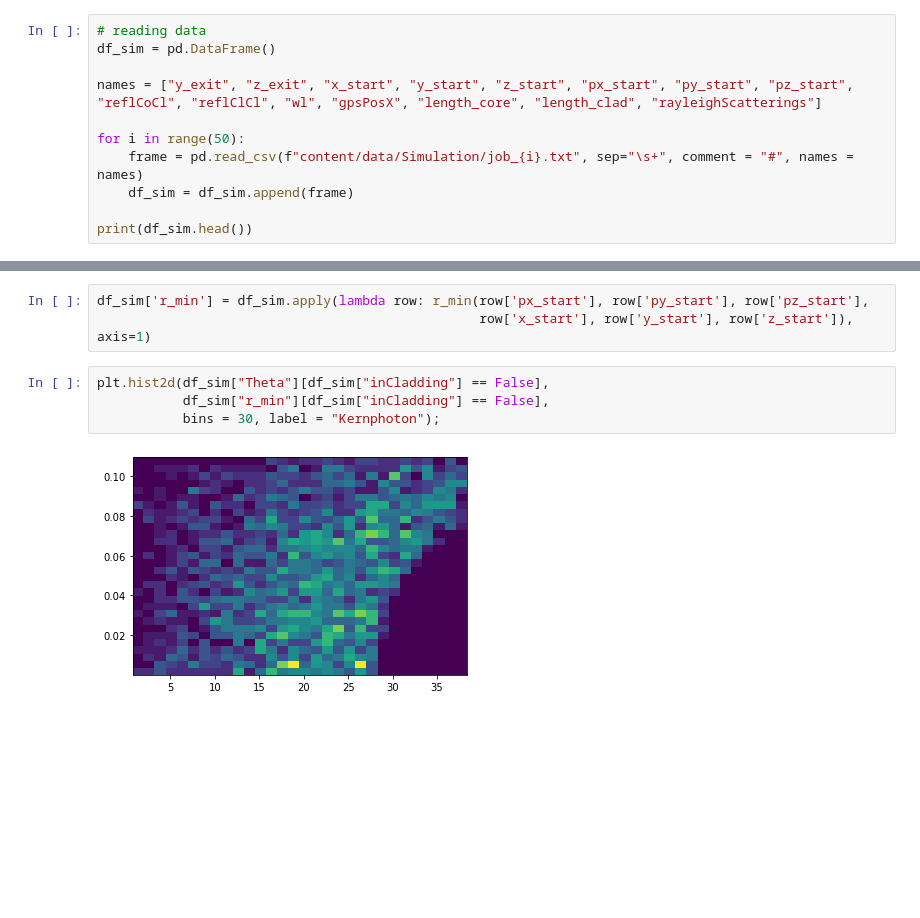
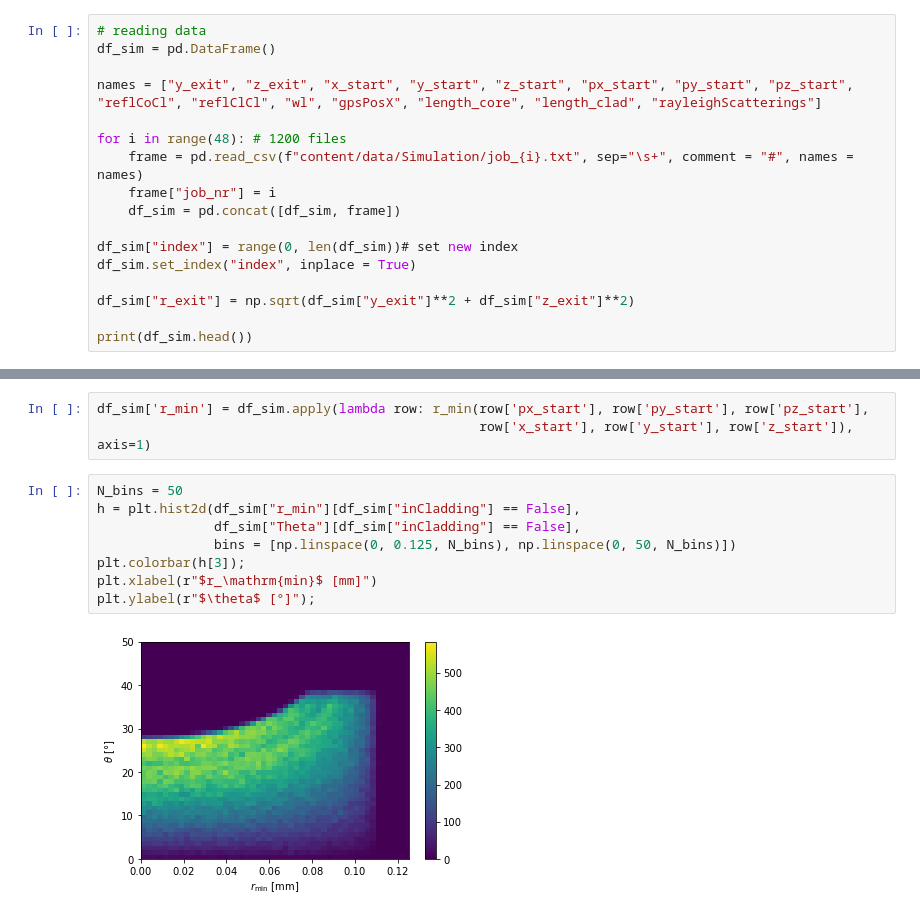
Before and after one commit to lukas-bert/Lab-Course-Particle-Physics, a Jupyter notebook: SciFi/Simulation.ipynb, the cells around one changed output, grey strips where cells are left out. Drawn from its saved outputs; the diff is of its cells as text; blank space fills up the shorter version.

Commit message:
simulation + measurement plots

```diff
--- a/SciFi/Simulation.ipynb
+++ b/SciFi/Simulation.ipynb
@@ -14,9 +14,15 @@ df_sim = pd.DataFrame()
 
 names = ["y_exit", "z_exit", "x_start", "y_start", "z_start", "px_start", "py_start", "pz_start", "reflCoCl", "reflClCl", "wl", "gpsPosX", "length_core", "length_clad", "rayleighScatterings"]
 
-for i in range(50):
+for i in range(48): # 1200 files
     frame = pd.read_csv(f"content/data/Simulation/job_{i}.txt", sep="\s+", comment = "#", names = names)
-    df_sim = df_sim.append(frame)
+    frame["job_nr"] = i
+    df_sim = pd.concat([df_sim, frame])
+
+df_sim["index"] = range(0, len(df_sim))# set new index
+df_sim.set_index("index", inplace = True)
+
+df_sim["r_exit"] = np.sqrt(df_sim["y_exit"]**2 + df_sim["z_exit"]**2)
 
 print(df_sim.head())
 # %% [output]
@@ -94,9 +108,13 @@ def r_min(px, py, pz, x, y, z):
 df_sim['r_min'] = df_sim.apply(lambda row: r_min(row['px_start'], row['py_start'], row['pz_start'],
                                                  row['x_start'], row['y_start'], row['z_start']), axis=1)
 # %%
-plt.hist2d(df_sim["Theta"][df_sim["inCladding"] == False],
-           df_sim["r_min"][df_sim["inCladding"] == False],
-           bins = 30, label = "Kernphoton");
+N_bins = 50
+h = plt.hist2d(df_sim["r_min"][df_sim["inCladding"] == False],
+               df_sim["Theta"][df_sim["inCladding"] == False],
+               bins = [np.linspace(0, 0.125, N_bins), np.linspace(0, 50, N_bins)])
+plt.colorbar(h[3]);
+plt.xlabel(r"$r_\mathrm{min}$ [mm]")
+plt.ylabel(r"$\theta$ [°]");
 # %% [output]
-[figure, old version]
+[figure, new version]
 # %%
```
Also changed, not shown: parts of 14 cells of this notebook, 7 other files.
